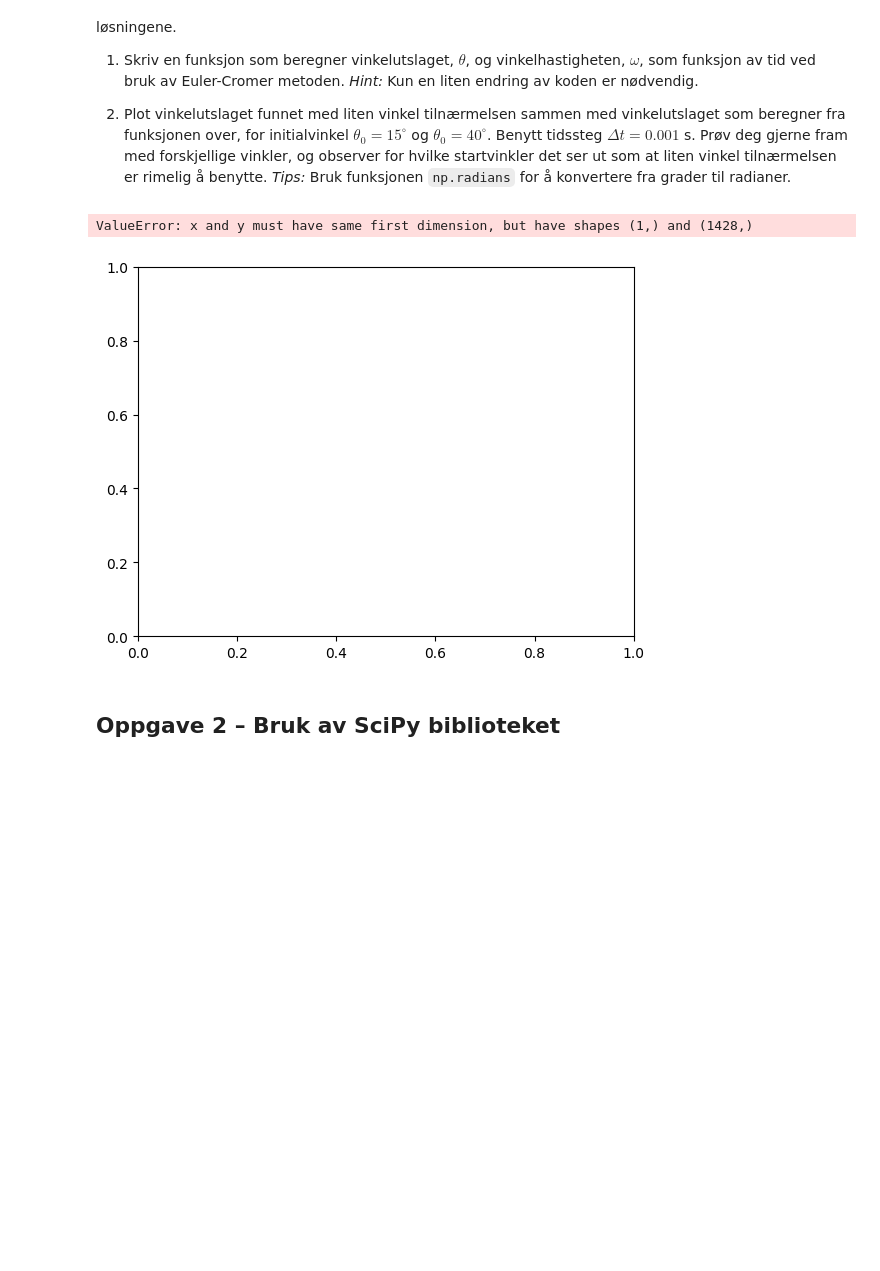
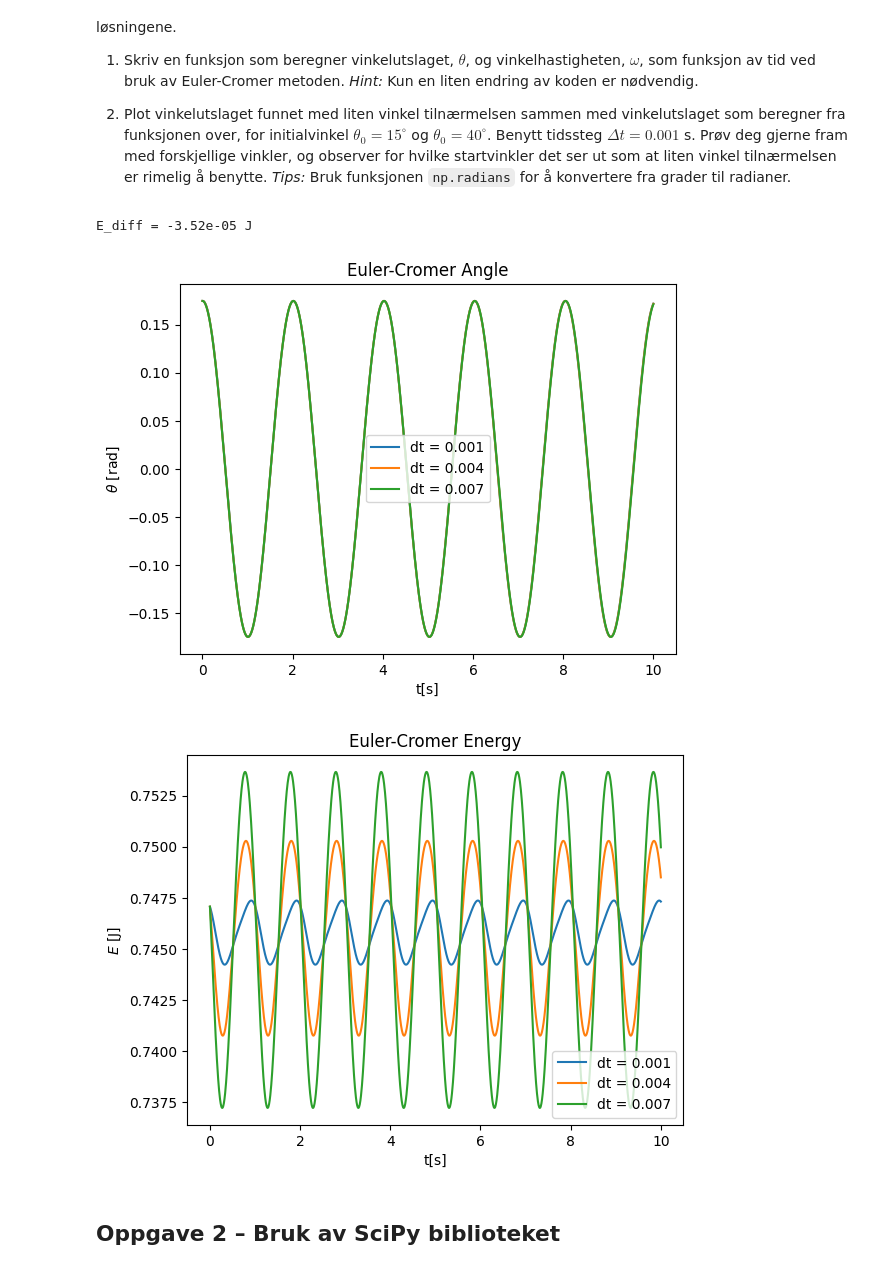
Before and after one commit to tncrdk/B-lgefysikk-og-fluidmekanikk, a Jupyter notebook: Numerisk-Oving/Oving2/oving2.ipynb, the cells around one changed output. Drawn from its saved outputs; the diff is of its cells as text; code cells hidden in the pictures; blank space fills up the shorter version.

Commit message:
ferdig med scipy-løseren

```diff
--- a/Numerisk-Oving/Oving2/oving2.ipynb
+++ b/Numerisk-Oving/Oving2/oving2.ipynb
@@ -35,10 +35,11 @@ Parametrene og initialbetingelsene til pendelen
 import numpy as np
 import matplotlib.pyplot as plt
 from scipy import constants
+from scipy import integrate
 
 L = 1
 m = 5
-theta0 = np.radians(180)
+theta0 = np.radians(10)
 w0 = 0.01
 T = 10
 # %%
@@ -186,38 +187,41 @@ def euler_cromer_approx(theta_0: float, w_0: float, dt: float, T: float) -> tupl
     for i in range(1, data_points):
         w_values[i] = w_values[i-1] + dt*(-constants.g/L * np.sin(theta_values[i-1]))
         theta_values[i] = theta_values[i-1] + dt*w_values[i]
 
 
     return theta_values, w_values, t_values
 
 
 dt_vals = np.array([0.001,0.004,0.007])
 theta_vals = []
 w_vals = []
 E_vals = []
-# Hello
+t_vals = []
+
 # Calculate theta for dt_vals
 for i in range(len(dt_vals)):
-    theta_val, w, t_vals  = euler_cromer_approx(theta0, w0, dt, T)
+    theta_val, w, t_val = euler_cromer_approx(theta0, w0, dt_vals[i], T)
     theta_vals.append(theta_val)
     w_vals.append(w)
     E = energy_calculation(w, theta_val, m, L)
     E_vals.append(E)
+    t_vals.append(t_val)
 
 plot_data(t_vals, theta_vals, dt_vals, "Euler-Cromer Angle", "t[s]", r'$\theta$ [rad]')
 plot_data(t_vals, E_vals, dt_vals, "Euler-Cromer Energy", "t[s]", r'$E$ [J]')
 
 
 
 index_period = np.where(w_vals[0][1:]*w_vals[0][0:-1] < 0)[0][0]
 
 E_diff = (energy_calculation(w_vals[0][index_period], theta_vals[0][index_period], m, L)
         - energy_calculation(w_vals[0][0], theta_vals[0][0], m, L) )
 
-print(E_diff)
+print(f'E_diff = {E_diff:.2e} J')
 # %% [output]
-ValueError: x and y must have same first dimension, but have shapes (1,) and (1428,)
+E_diff = -3.52e-05 J
-[figure, old version]
+[figure, new version]
+[figure, added]
 # %% [markdown]
 ##  Oppgave 2 – Bruk av SciPy biblioteket
 # %% [markdown]
```
Also changed, not shown: parts of 3 cells of this notebook, 4 other files.
